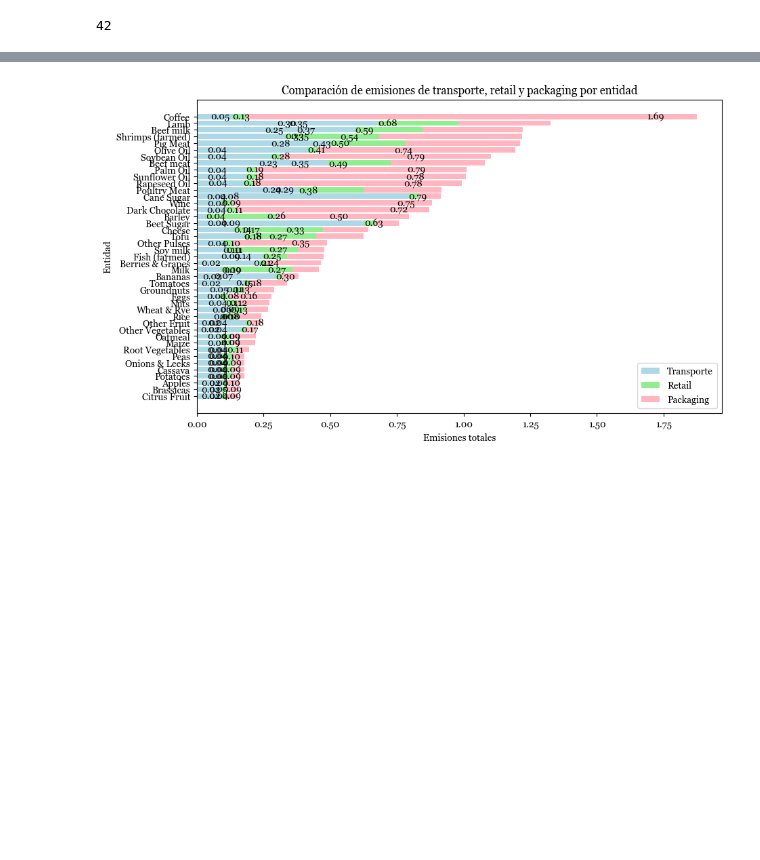
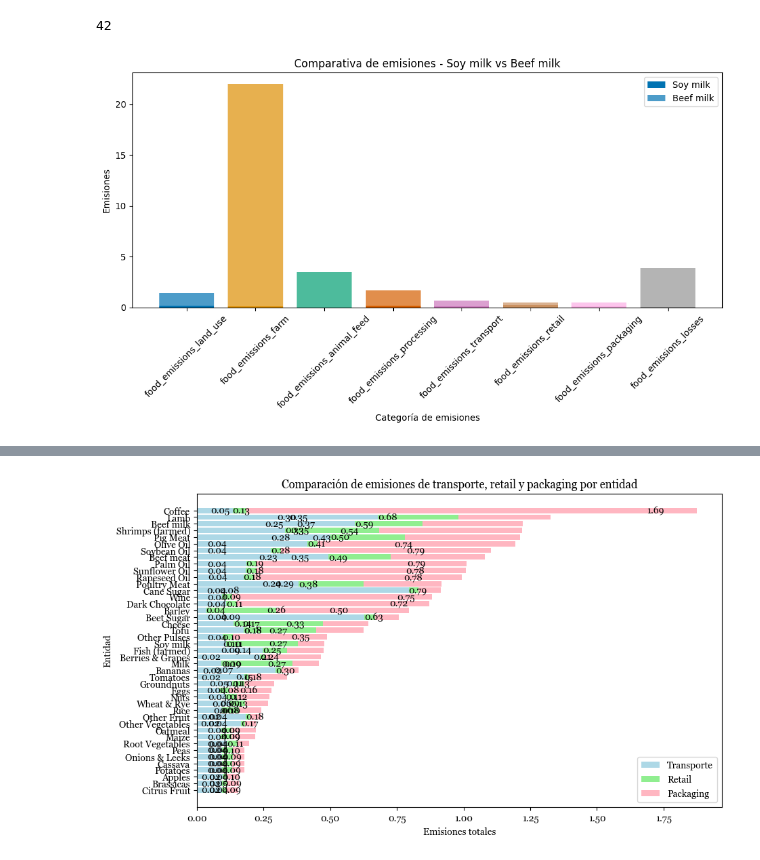
Before and after one commit to NereaRiveiro/Go-vegan, a Jupyter notebook: notebook/pa.ipynb, the cells around one changed output, grey strips where cells are left out. Cells and saved outputs as stored; diff of their text form; code cells hidden in the pictures; blank space fills up the shorter version.

```diff
--- a/notebook/pa.ipynb
+++ b/notebook/pa.ipynb
@@ -273,42 +286,29 @@ len(palette)
 42
 # %%
 # Filtrar el DataFrame para las entidades 'Soy milk' y 'Beef milk'
-filtered_df = fod[fod['Entity'].isin(['Soy milk', 'Beef milk'])]
+filtered_df = fod[fod['Entity'].isin(['Soy milk', 'Beef milk', 'Milk'])]
 
 # Obtener las columnas de emisiones
 emissions_columns = ['food_emissions_land_use', 'food_emissions_farm', 'food_emissions_animal_feed',
                      'food_emissions_processing', 'food_emissions_transport', 'food_emissions_retail',
                      'food_emissions_packaging', 'food_emissions_losses']
 
 # Sumar las emisiones para cada entidad
-emissions_soy_milk = filtered_df[filtered_df['Entity'] == 'Soy milk'][emissions_columns].sum().values.tolist()
-emissions_beef_milk = filtered_df[filtered_df['Entity'] == 'Beef milk'][emissions_columns].sum().values.tolist()
+emissions_soy_milk = filtered_df[filtered_df['Entity'] == 'Soy milk'][emissions_columns].mean().values.tolist()
+emissions_beef_milk = filtered_df[filtered_df['Entity'] == 'Beef milk'][emissions_columns].mean().values.tolist()
+emissions_milk = filtered_df[filtered_df['Entity'] == 'Milk'][emissions_columns].sum().values.tolist()
+
 
 # Definir las etiquetas para el gráfico
-labels = emissions_columns
-
-# Crear el gráfico radial
-fig = go.Figure()
-fig.add_trace(go.Scatterpolar(
-    r=emissions_soy_milk,
-    theta=labels,
-    fill='toself',
-    name='Soy milk'
-))
-fig.add_trace(go.Scatterpolar(
-    r=emissions_beef_milk,
-    theta=labels,
-    fill='toself',
-    name='Beef milk'
-))
-fig.update_layout(
-    polar=dict(
-        radialaxis=dict(
-            visible=True,
-            range=[0, max(max(emissions_soy_milk), max(emissions_beef_milk))],
-        )
-    ),
-    showlegend=True
-)
-
-fig.show()
+plt.figure(figsize=(10, 6))
+plt.bar(range(len(emissions_columns)), emissions_soy_milk, label='Soy milk', color=colors)
+plt.bar(range(len(emissions_columns)), emissions_beef_milk, bottom=emissions_soy_milk, label='Beef milk', color=colors, alpha=0.7)
+plt.xticks(range(len(emissions_columns)), labels=emissions_columns, rotation=45)
+plt.xlabel('Categoría de emisiones')
+plt.ylabel('Emisiones')
+plt.title('Comparativa de emisiones - Soy milk vs Beef milk')
+plt.legend()
+plt.tight_layout()
+plt.show()
+# %% [output]
+[figure, added]
```
Also changed, not shown: parts of 12 cells of this notebook, 1 other file.
